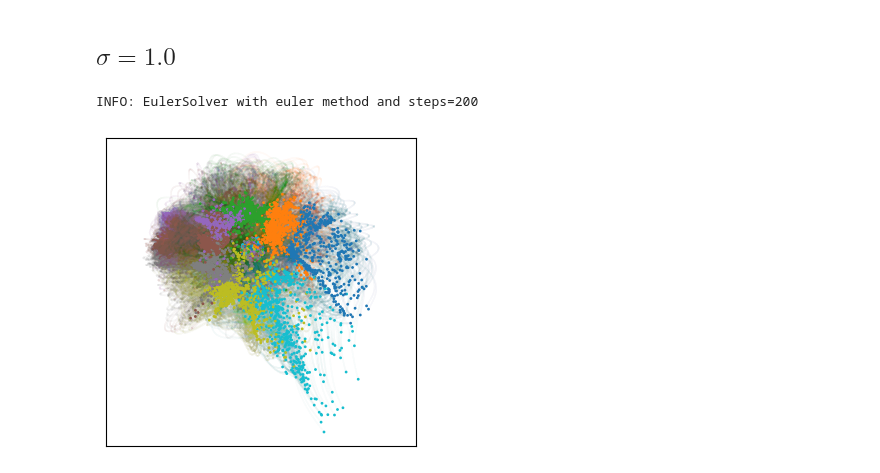
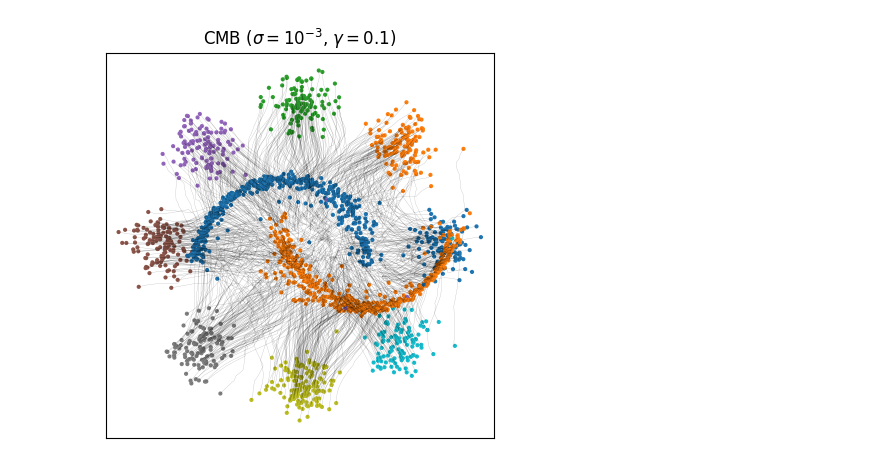
Before and after one commit to dfaroughy/CMB, a Jupyter notebook: experiments/gaussians/gaussians_colored.ipynb, the cells around one changed output. Cells and saved outputs as stored; diff of their text form; code cells hidden in the pictures.

```diff
--- a/experiments/gaussians/gaussians_colored.ipynb
+++ b/experiments/gaussians/gaussians_colored.ipynb
@@ -286,10 +169,0 @@ INFO: EulerSolver with euler method and steps=200
-# %%
-from cmb.models.pipelines import CFMPipeline
-
-pipeline = CFMPipeline(trained_model=model, config=conf)
-
-input_source = torch.randn(8000, 2) * 0.1
-labels = torch.randint(low=0, high=8, size=(input_source.shape[0],))
-
-pipeline.generate_samples(input_source, context=labels.unsqueeze(1))
-plot_trajectories(pipeline.trajectories, labels, N=5000)
@@ -299,15 +170,4 @@ INFO: EulerSolver with euler method and steps=200
-# %% [markdown]
-## $\sigma=1.0$
-# %%
-from cmb.models.pipelines import CFMPipeline
-
-pipeline = CFMPipeline(trained_model=model, config=conf)
-
-input_source = torch.randn(8000, 2) * 0.1
-labels = torch.randint(low=0, high=8, size=(input_source.shape[0],))
-
-pipeline.generate_samples(input_source, context=labels.unsqueeze(1))
-plot_trajectories(pipeline.trajectories, labels, N=5000)
-# %% [output]
-INFO: EulerSolver with euler method and steps=200
-[figure, removed]
+# %%
+plot_trajectories(pipeline.paths, pipeline.jumps, title='CMB ($\sigma=10^{-3}$, $\gamma=0.1$)', N=1000, show_paths=True)
+# %% [output]
+[figure, added]
```
Also changed, not shown: parts of 25 cells of this notebook, 11 other files.
